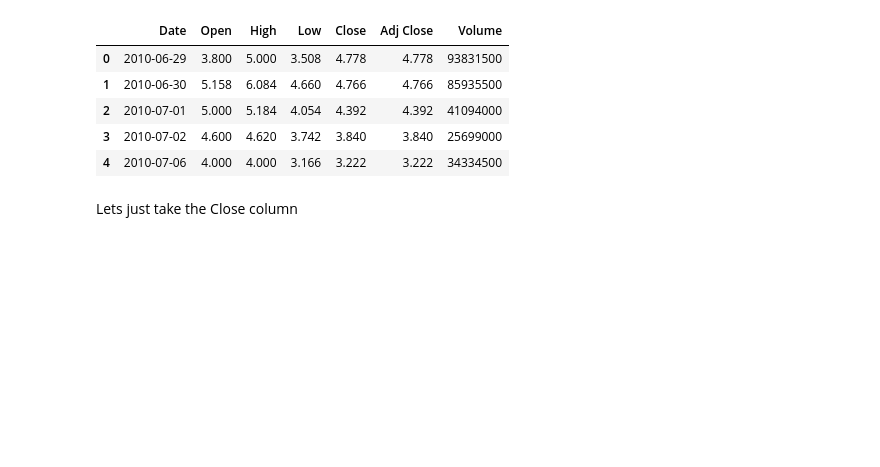
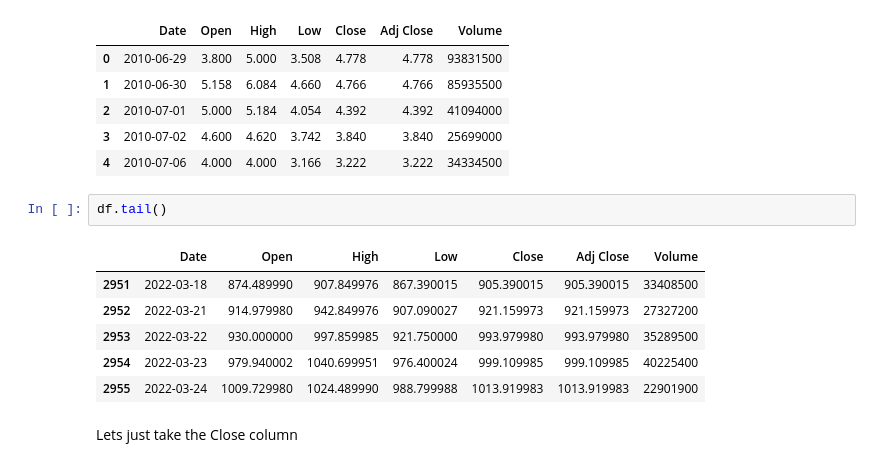
Before and after one commit to KomangAndika/Time-Series, a Jupyter notebook: acf-pacf.ipynb, the cells around one changed output. Saved outputs shown, nothing was run; the diff lists cells and outputs as text; blank space fills up the shorter version.

```diff
--- a/acf-pacf.ipynb
+++ b/acf-pacf.ipynb
@@ -49,6 +49,15 @@ df.head()
 | 2 | 2010-07-01 | 5.000 | 5.184 | 4.054 | 4.392 | 4.392 | 41094000 |
 | 3 | 2010-07-02 | 4.600 | 4.620 | 3.742 | 3.840 | 3.840 | 25699000 |
 | 4 | 2010-07-06 | 4.000 | 4.000 | 3.166 | 3.222 | 3.222 | 34334500 |
+# %%
+df.tail()
+# %% [output]
+|  | Date | Open | High | Low | Close | Adj Close | Volume |
+| 2951 | 2022-03-18 | 874.489990 | 907.849976 | 867.390015 | 905.390015 | 905.390015 | 33408500 |
+| 2952 | 2022-03-21 | 914.979980 | 942.849976 | 907.090027 | 921.159973 | 921.159973 | 27327200 |
+| 2953 | 2022-03-22 | 930.000000 | 997.859985 | 921.750000 | 993.979980 | 993.979980 | 35289500 |
+| 2954 | 2022-03-23 | 979.940002 | 1040.699951 | 976.400024 | 999.109985 | 999.109985 | 40225400 |
+| 2955 | 2022-03-24 | 1009.729980 | 1024.489990 | 988.799988 | 1013.919983 | 1013.919983 | 22901900 |
 # %% [markdown]
 Lets just take the Close column
 # %%
```
Also changed, not shown: parts of 10 cells of this notebook.
